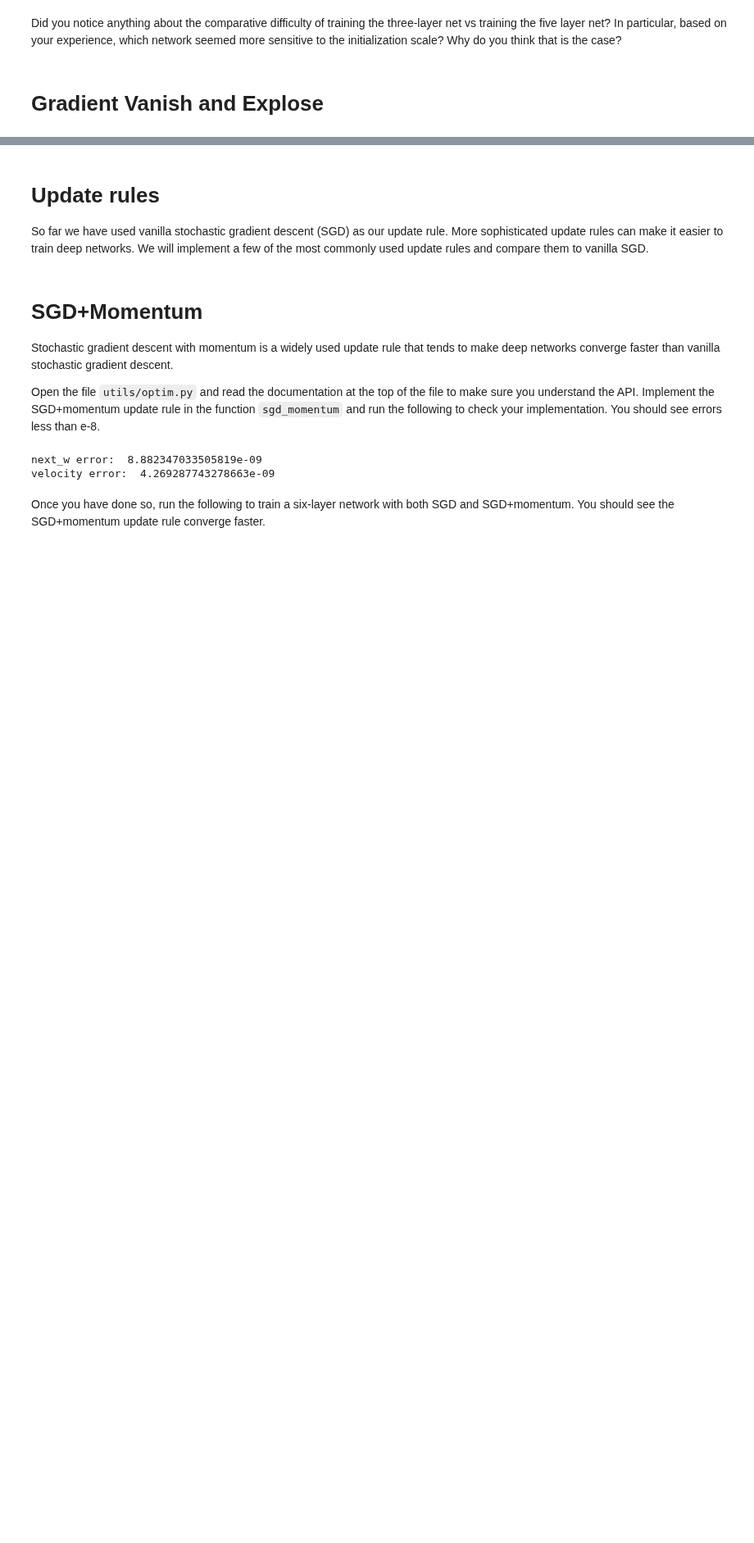
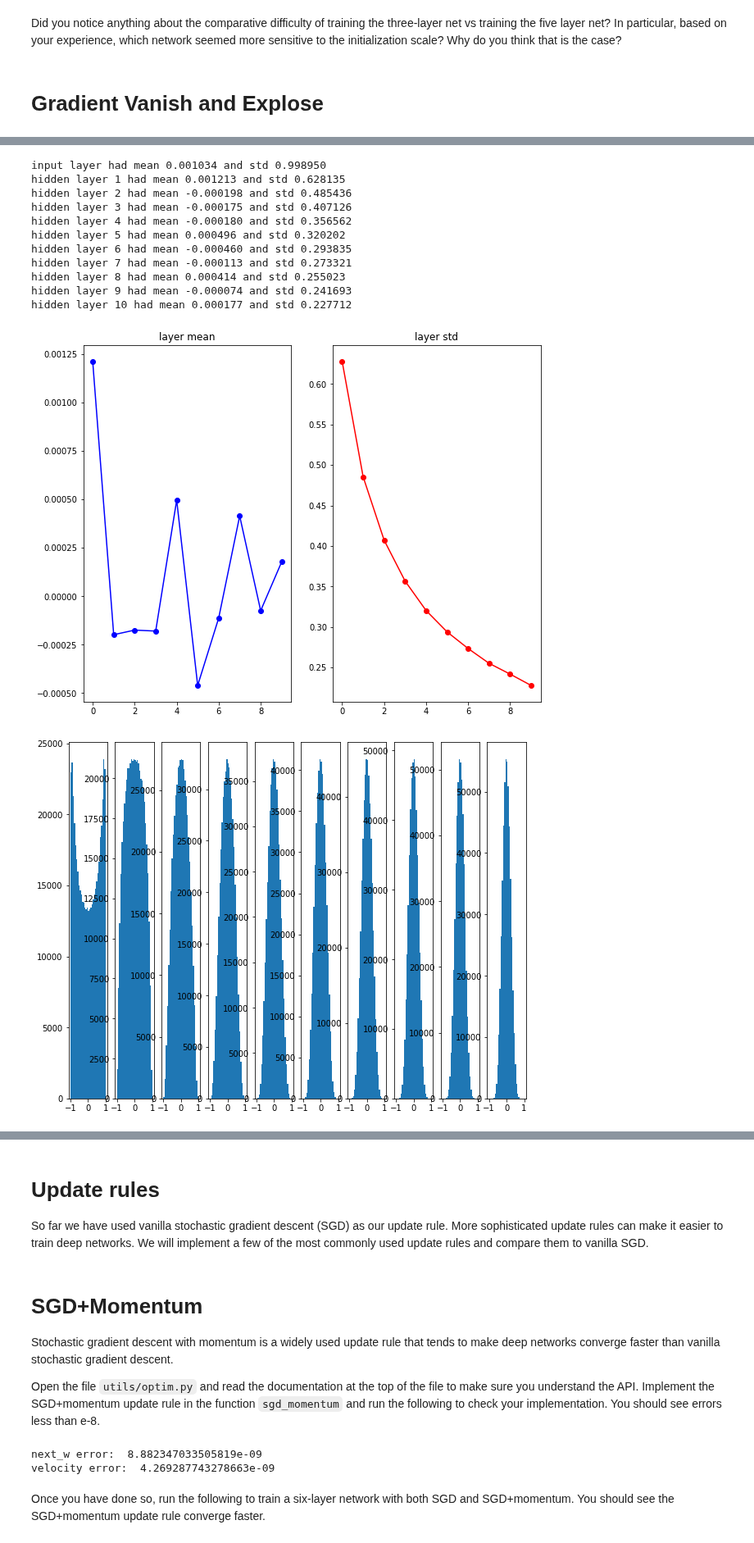
Before and after one commit to pedro-abundio-wang/computer-vision, a Jupyter notebook: notebooks/convolutional-neural-networks-for-visual-recognition/07_FullyConnectedNets.ipynb, the cells around one changed output, grey strips where cells are left out. Shown at 82% size. Saved outputs shown, nothing was run; the diff lists cells and outputs as text; code cells hidden in the pictures; blank space fills up the shorter version.

```diff
--- a/notebooks/convolutional-neural-networks-for-visual-recognition/07_FullyConnectedNets.ipynb
+++ b/notebooks/convolutional-neural-networks-for-visual-recognition/07_FullyConnectedNets.ipynb
@@ -637,0 +726,47 @@ for i in np.arange(len(hidden_layer_size)):
+# %%
+activation_function = ['tanh'] * len(hidden_layer_size)
+Hs = {}
+for i in np.arange(len(hidden_layer_size)):
+    X = D if i == 0 else Hs[i-1]
+    fan_in = X.shape[1]
+    fan_out = hidden_layer_size[i]
+    # layer initialization
+    W = np.random.randn(fan_in, fan_out) / np.sqrt(fan_in)
+
+    H = np.dot(X, W)
+    H = act[activation_function[i]](H)
+    Hs[i] = H
+# %%
+print('input layer had mean %f and std %f' % (np.mean(D), np.std(D)))
+layer_means = [np.mean(H) for i, H in Hs.items()]
+layer_stds = [np.std(H) for i, H in Hs.items()]
+for i, H in Hs.items():
+    print('hidden layer %d had mean %f and std %f' % (i+1, layer_means[i], layer_stds[i]))
+
+# plot the means and standard deviations
+plt.figure()
+plt.subplot(121)
+plt.plot(list(Hs.keys()), layer_means, 'ob-')
+plt.title('layer mean')
+plt.subplot(122)
+plt.plot(list(Hs.keys()), layer_stds, 'or-')
+plt.title('layer std')
+
+plt.figure()
+for i, H in Hs.items():
+    plt.subplot(1, len(Hs), i+1)
+    plt.hist(H.ravel(), 30, range=(-1,1))
+# %% [output]
+input layer had mean 0.001034 and std 0.998950
+hidden layer 1 had mean 0.001213 and std 0.628135
+hidden layer 2 had mean -0.000198 and std 0.485436
+hidden layer 3 had mean -0.000175 and std 0.407126
+hidden layer 4 had mean -0.000180 and std 0.356562
+hidden layer 5 had mean 0.000496 and std 0.320202
+hidden layer 6 had mean -0.000460 and std 0.293835
+hidden layer 7 had mean -0.000113 and std 0.273321
+hidden layer 8 had mean 0.000414 and std 0.255023
+hidden layer 9 had mean -0.000074 and std 0.241693
+hidden layer 10 had mean 0.000177 and std 0.227712
+[figure, added]
+[figure, added]
```
Also changed, not shown: parts of 10 cells of this notebook, 1 other file.
